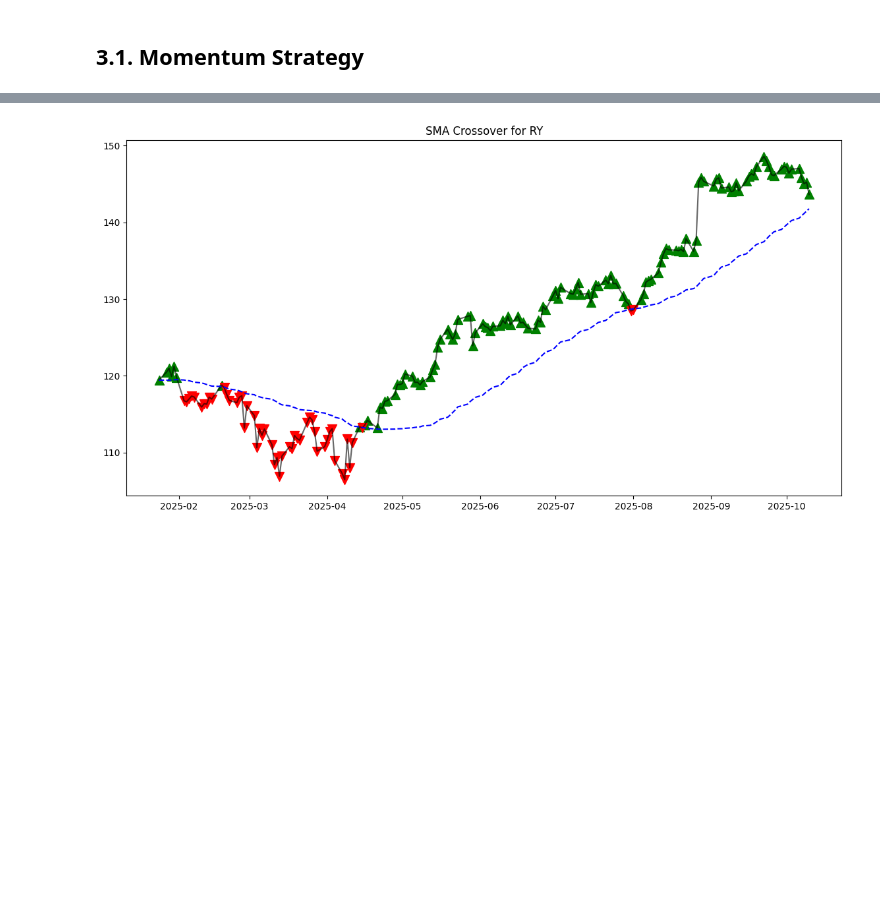
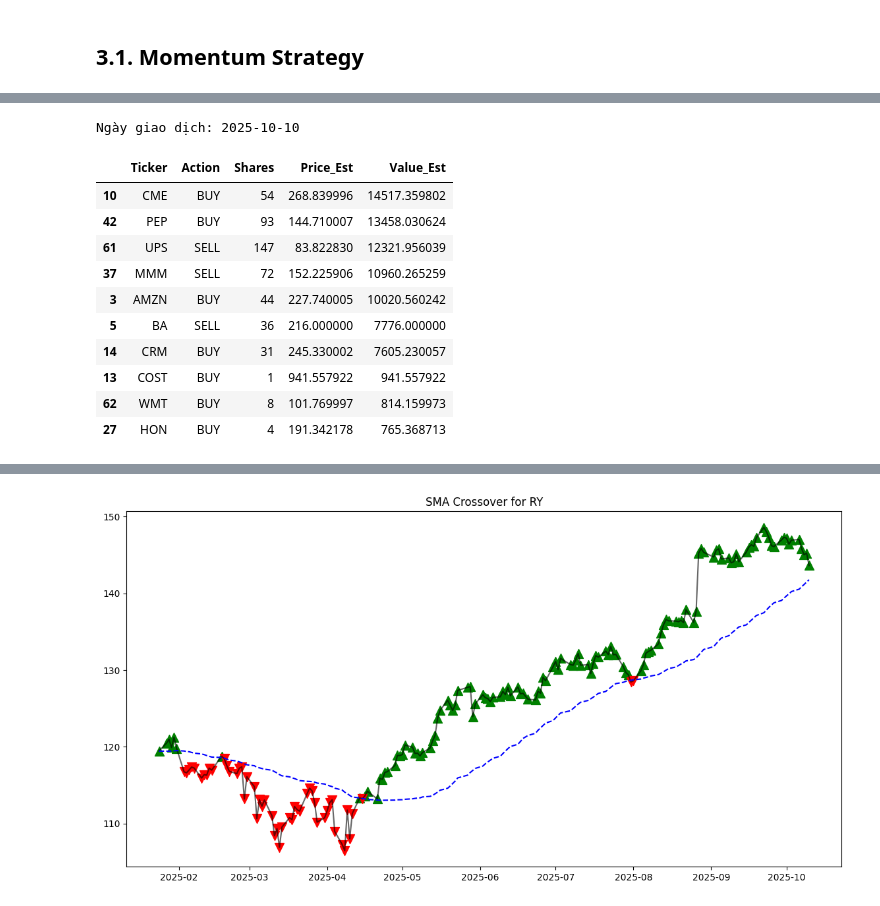
Before and after one commit to buibaongan/CF_Ngan23280071_Dung23280048, a Jupyter notebook: scripts-Final.ipynb, the cells around one changed output, grey strips where cells are left out. Saved outputs shown, nothing was run; the diff lists cells and outputs as text; code cells hidden in the pictures; blank space fills up the shorter version.

```diff
--- a/scripts-Final.ipynb
+++ b/scripts-Final.ipynb
@@ -247,0 +164,15 @@ print(set(strategy.df.columns.get_level_values(0)))
+# %%
+strategy.get_actions().sort_values(by=['Value_Est'], ascending=False).head(10)
+# %% [output]
+Ngày giao dịch: 2025-10-10
+|  | Ticker | Action | Shares | Price_Est | Value_Est |
+| 10 | CME | BUY | 54 | 268.839996 | 14517.359802 |
+| 42 | PEP | BUY | 93 | 144.710007 | 13458.030624 |
+| 61 | UPS | SELL | 147 | 83.822830 | 12321.956039 |
+| 37 | MMM | SELL | 72 | 152.225906 | 10960.265259 |
+| 3 | AMZN | BUY | 44 | 227.740005 | 10020.560242 |
+| 5 | BA | SELL | 36 | 216.000000 | 7776.000000 |
+| 14 | CRM | BUY | 31 | 245.330002 | 7605.230057 |
+| 13 | COST | BUY | 1 | 941.557922 | 941.557922 |
+| 62 | WMT | BUY | 8 | 101.769997 | 814.159973 |
+| 27 | HON | BUY | 4 | 191.342178 | 765.368713 |
```
Also changed, not shown: parts of 19 cells of this notebook, 1 other file.
